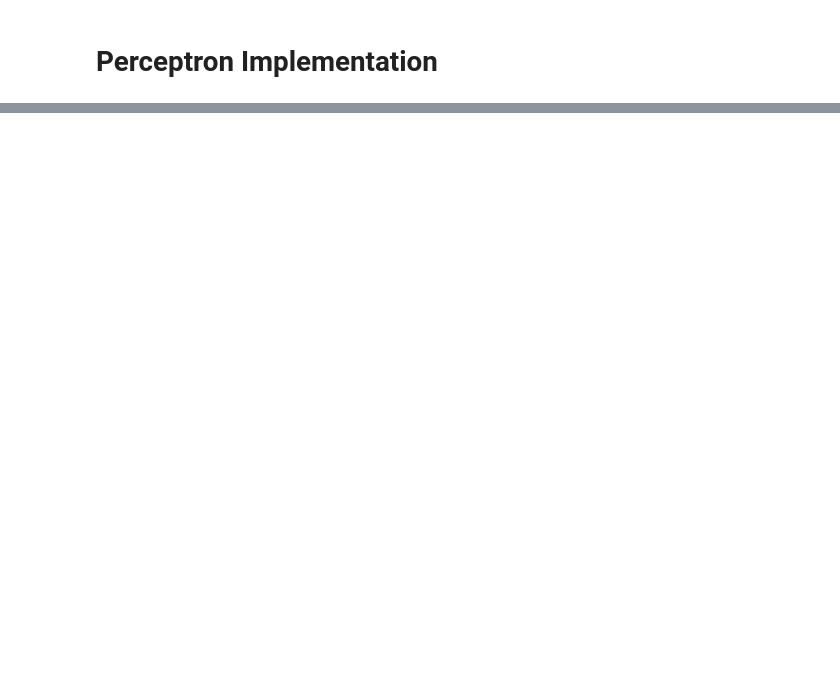
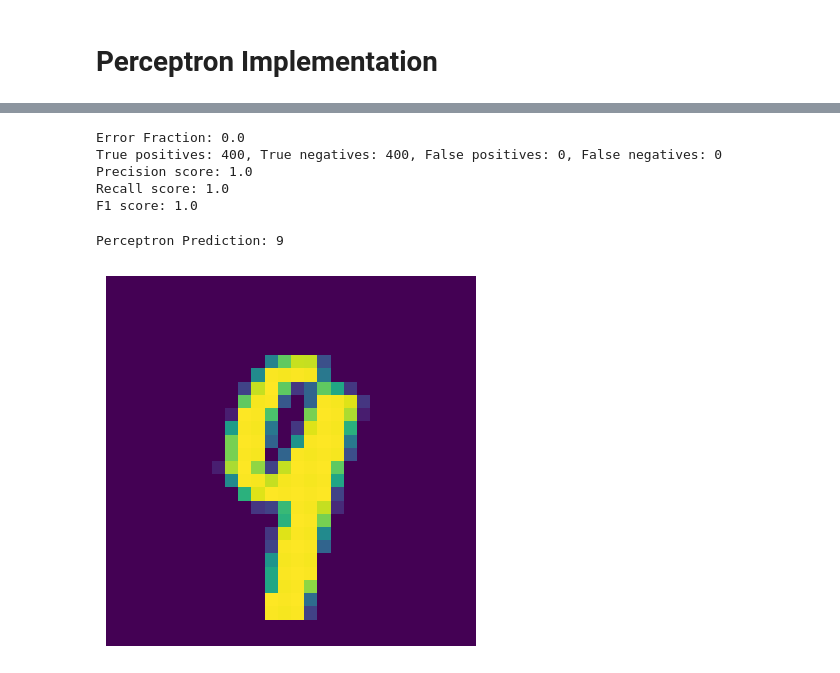
Before and after one commit to Rai1975/Intelligent_Systems, a Jupyter notebook: HW3/perceptron_part1.ipynb, the cells around one changed output, grey strips where cells are left out. Drawn from its saved outputs; the diff is of its cells as text; code cells hidden in the pictures; blank space fills up the shorter version.

```diff
--- a/HW3/perceptron_part1.ipynb
+++ b/HW3/perceptron_part1.ipynb
@@ -41,0 +229,17 @@ print(labels)
+# %%
+lr = 0.01
+num_epochs = 1000
+w = np.random.uniform(0, 0.5, size=785)
+labels, perc_inputs = unpack_data(combined_train_data)
+labels = [0 if lbl == 0 else 1 for lbl in labels]
+perc_inputs = perc_inputs
+
+for i in range(num_epochs):
+    print(f"Epoch number {i}")
+    for index in range(len(perc_inputs)):
+        perceptron_outputs = perceptron_run(perc_inputs[index], w)
+
+        error = labels[index] - perceptron_outputs
+
+        w = w + (lr * (error) * (np.insert(perc_inputs[index], 0, 1)))
+        w[0] = w[0] + (lr * error)
@@ -41,0 +264,39 @@ print(labels)
+# %%
+# Testing with train set after training
+perceptron_outputs = []
+true_outputs = []
+
+# With the train set
+for label, number in combined_train_data:
+    perceptron_outputs.append(perceptron_run(number_array=number, w=w))
+    true_outputs.append(1 if label == 9 else 0)
+
+print(f"Error Fraction: {error_fractions(perceptron_outputs, true_outputs)}")
+
+true_positives, true_negatives, false_positives, false_negatives = positives_counter(perceptron_outputs, true_outputs)
+print(f"True positives: {true_positives}, True negatives: {true_negatives}, False positives: {false_positives}, False negatives: {false_negatives}")
+
+print(f"Precision score: {precision_score(perceptron_outputs, true_outputs)}")
+
+print(f"Recall score: {recall_score(perceptron_outputs, true_outputs)}")
+
+print(f"F1 score: {f1_score(perceptron_outputs, true_outputs)}")
+# %% [output]
+Error Fraction: 0.0
+True positives: 400, True negatives: 400, False positives: 0, False negatives: 0
+Precision score: 1.0
+Recall score: 1.0
+F1 score: 1.0
+# %%
+index = random.randint(0, 799)
+matrix = perc_inputs[index]
+label = labels[index]
+
+perc_output = 9 if perceptron_run(matrix, w) == 1 else 0
+print(f"Perceptron Prediction: {perc_output}")
+plt.imshow(matrix.reshape(28,28).T)
+plt.axis('off')
+plt.show()
+# %% [output]
+Perceptron Prediction: 9
+[figure, added]
```
Also changed, not shown: parts of 19 cells of this notebook.
